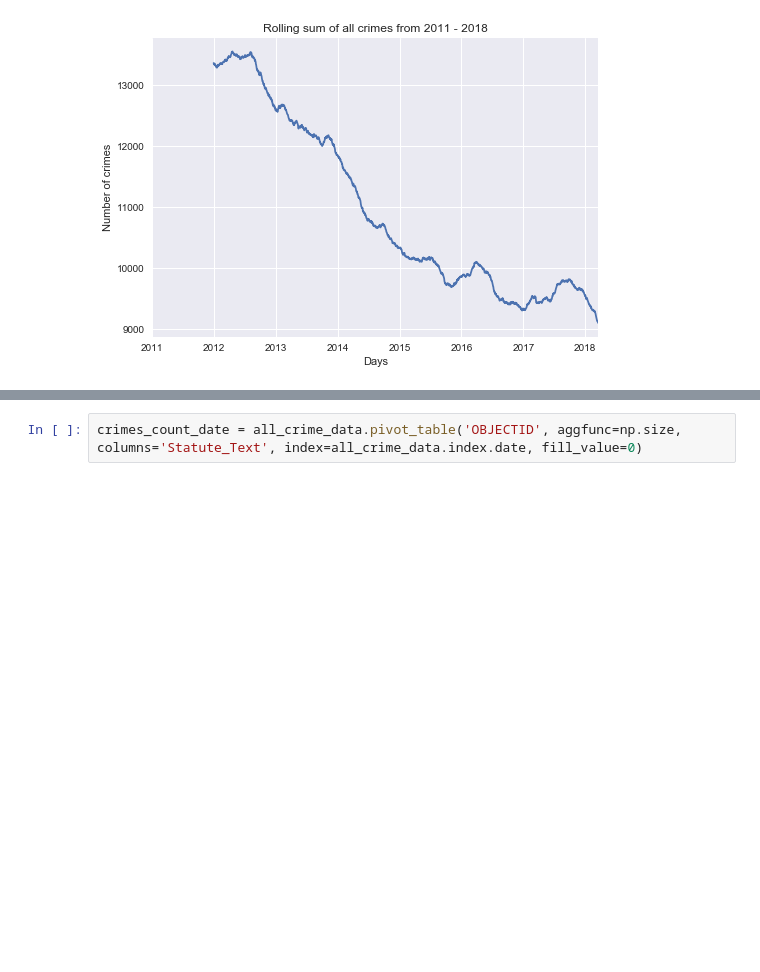
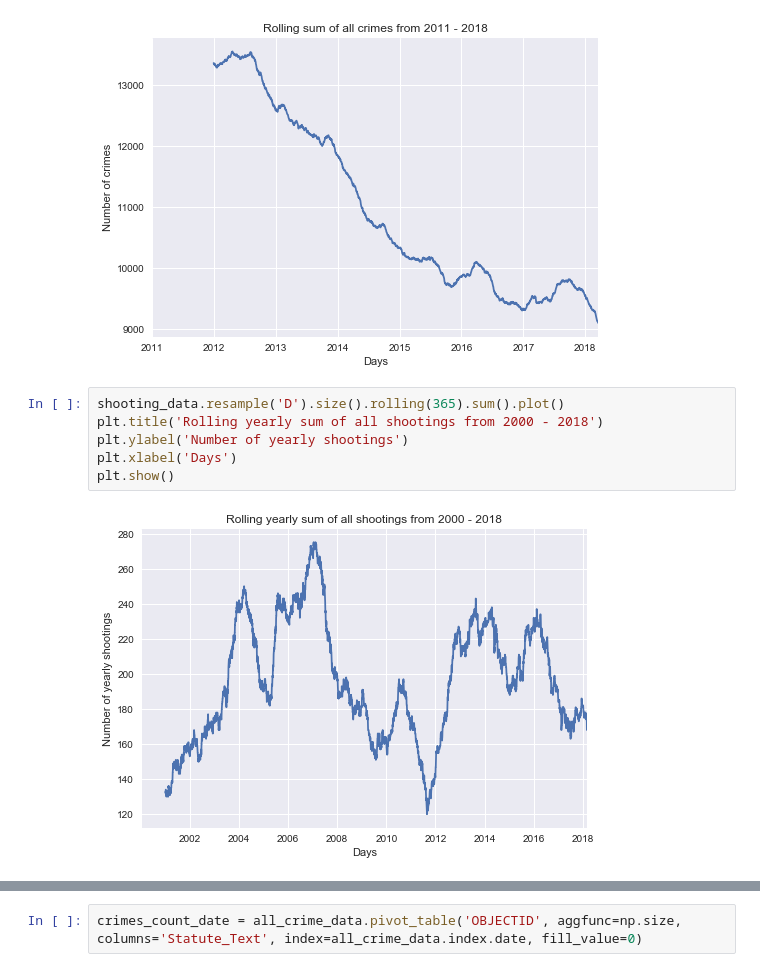
Before and after one commit to binshuangli/UPSTAT2018_RPDdata, a Jupyter notebook: EDA-extended.ipynb, the cells around one changed output, grey strips where cells are left out. Drawn from its saved outputs; the diff is of its cells as text; blank space fills up the shorter version.

```diff
--- a/EDA-extended.ipynb
+++ b/EDA-extended.ipynb
@@ -83,3 +123,11 @@ plt.xlabel('Days')
 plt.show()
 # %% [output]
 [figure]
+# %%
+shooting_data.resample('D').size().rolling(365).sum().plot()
+plt.title('Rolling yearly sum of all shootings from 2000 - 2018')
+plt.ylabel('Number of yearly shootings')
+plt.xlabel('Days')
+plt.show()
+# %% [output]
+[figure, added]
```
Also changed, not shown: parts of 15 cells of this notebook.
